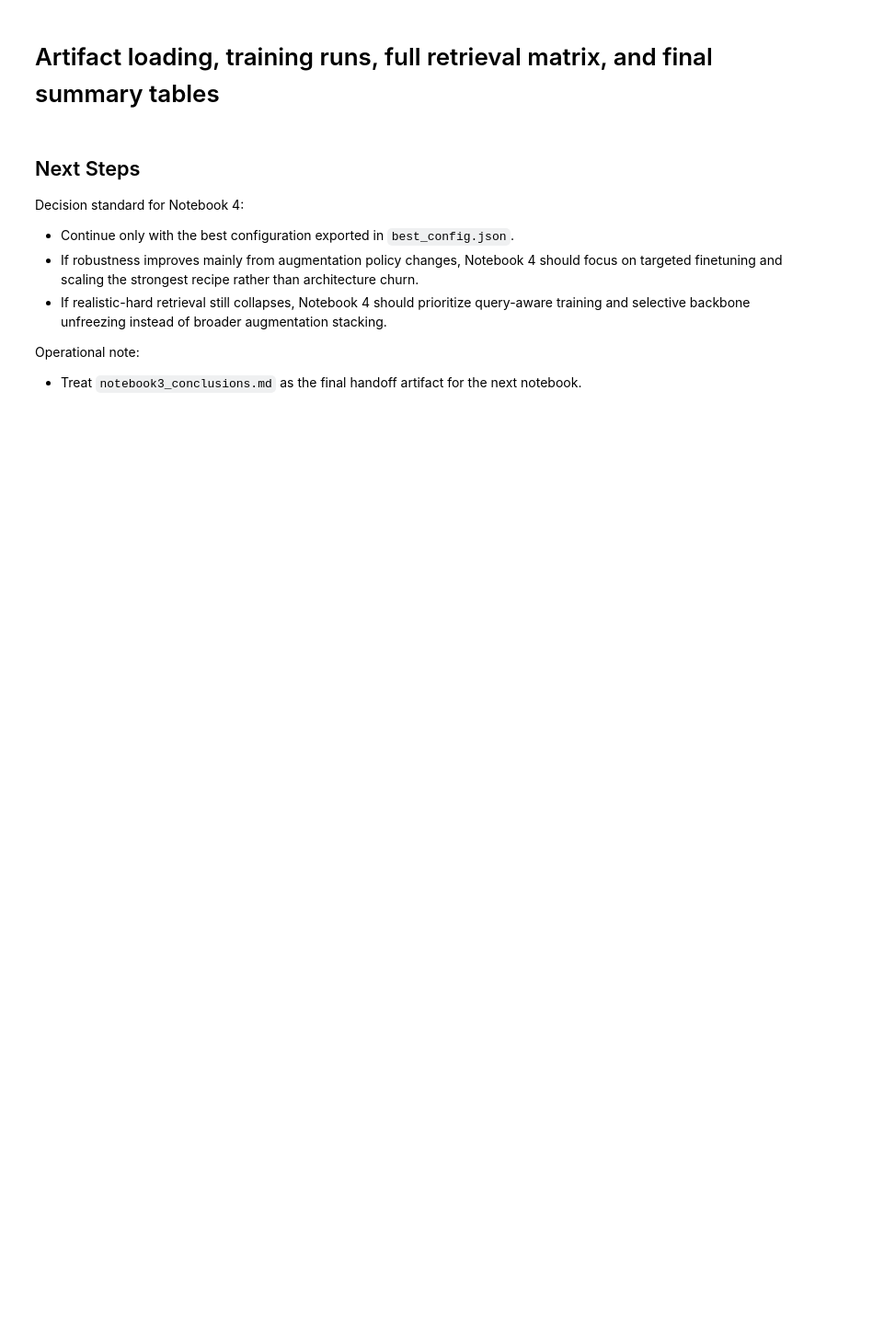
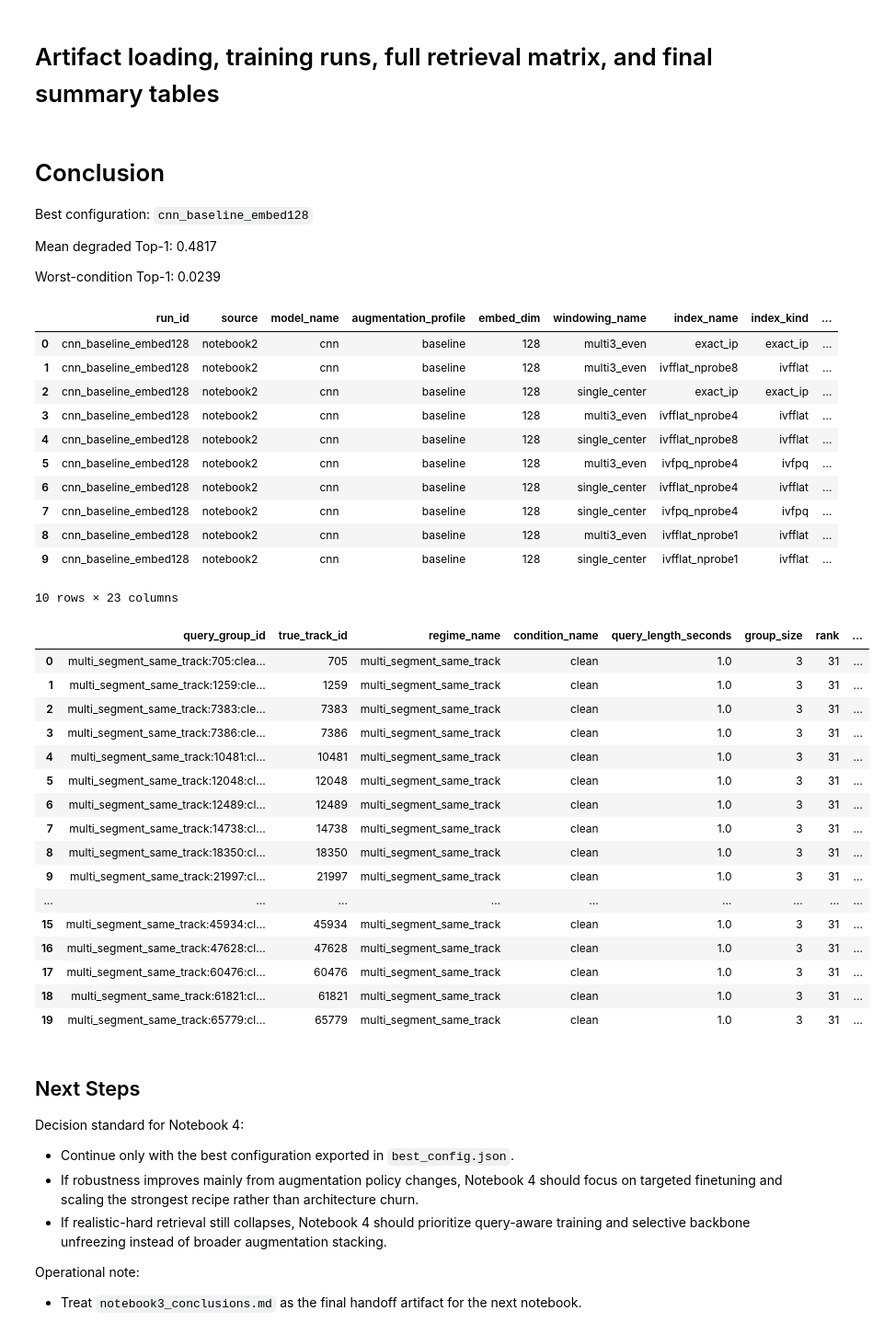
Before and after one commit to Ari-S-123/transformer-fingerprinting, a Jupyter notebook: jupyter-notebooks/03_robustness_ablation_and_realistic_evaluation.ipynb, the cells around one changed output. Shown at 92% size. Drawn from its saved outputs; the diff is of its cells as text; code cells hidden in the pictures; blank space fills up the shorter version.

Commit message:
Ran notebook 3

```diff
--- a/jupyter-notebooks/03_robustness_ablation_and_realistic_evaluation.ipynb
+++ b/jupyter-notebooks/03_robustness_ablation_and_realistic_evaluation.ipynb
@@ -1309,9 +1393,11 @@ class PairBatch(TypedDict):
     anchor_start_time: torch.Tensor
 
 
-class RetrievalBatch(TypedDict):
+class RetrievalBatch(TypedDict, total=False):
     inputs: torch.Tensor
+    attention_mask: torch.Tensor
     track_id: torch.Tensor
+    metadata_rows: list[dict[str, object]]
 
 
 def seed_worker(worker_id: int) -> None:
@@ -1514,16 +1600,24 @@ def build_mert_pair_collate_fn(feature_extractor: Wav2Vec2FeatureExtractor) -> C
     return collate
 
 
-def build_mert_retrieval_collate_fn(feature_extractor: Wav2Vec2FeatureExtractor) -> Callable[[list[dict[str, object]]], dict[str, torch.Tensor]]:
+def build_mert_retrieval_collate_fn(
+    feature_extractor: Wav2Vec2FeatureExtractor,
+) -> Callable[[list[dict[str, object]]], dict[str, object]]:
     """Build the MERT retrieval collate function."""
 
-    def collate(batch: list[dict[str, object]]) -> dict[str, torch.Tensor]:
+    def collate(batch: list[dict[str, object]]) -> dict[str, object]:
         waveform_arrays = [np.asarray(sample["inputs"], dtype=np.float32) for sample in batch]
-        feature_batch = feature_extractor(waveform_arrays, sampling_rate=feature_extractor.sampling_rate, return_tensors="pt", padding=True)
+        feature_batch = feature_extractor(
+            waveform_arrays,
+            sampling_rate=feature_extractor.sampling_rate,
+            return_tensors="pt",
+            padding=True,
+        )
         return {
             "inputs": feature_batch["input_values"],
             "attention_mask": feature_batch["attention_mask"],
             "track_id": torch.tensor([int(sample["track_id"]) for sample in batch], dtype=torch.long),
+            "metadata_rows": [dict(sample["metadata_row"]) for sample in batch],
         }
 
     return collate
@@ -2008,7 +2104,7 @@ def save_json(filepath: Path, payload: object) -> None:
     """Write a JSON artifact with stable indentation."""
     filepath.parent.mkdir(parents=True, exist_ok=True)
     with filepath.open("w", encoding="utf-8") as handle:
-        json.dump(payload, handle, indent=2)
+        json.dump(serialize_jsonable(payload), handle, indent=2)
         handle.write("\n")
 
 
@@ -3292,8 +3509,16 @@ for descriptor in ALL_ARTIFACTS:
                 if not regime_spec.enabled:
                     continue
                 query_manifest = build_query_manifest(SPLIT_TRACK_IDS["test"], regime_spec, CONFIG)
-                query_loader = make_retrieval_loader_v2(QueryManifestDataset(CONFIG.paths.audio_dir, query_manifest, CONFIG.sample_rate if input_mode == "spectrogram" else sample_rate, input_mode, CONFIG), batch_size, collate_fn, CONFIG.num_workers)
-                query_embeddings, query_metadata_df, query_cache = extract_embeddings_with_cache_v2(model, query_loader, input_mode, query_manifest, f"query_{regime_name}", descriptor.run_id)
+                query_embeddings, query_metadata_df, query_cache = extract_query_embeddings_grouped_by_length_v2(
+                    model=model,
+                    input_mode=input_mode,
+                    query_manifest=query_manifest,
+                    regime_name=regime_name,
+                    model_cache_key=descriptor.run_id,
+                    batch_size=batch_size,
+                    collate_fn=collate_fn,
+                    sample_rate=sample_rate,
+                )
                 evaluation_started_at = time.perf_counter()
                 ranked_track_ids, ranked_scores = search_unique_track_results(index, query_embeddings, reference_track_ids, max(CONFIG.top_k), CONFIG.search_oversample_factor)
                 detailed_results = aggregate_group_rankings(query_metadata_df, ranked_track_ids, ranked_scores)
@@ -3301,33 +3526,70 @@ for descriptor in ALL_ARTIFACTS:
                 detailed_results["run_id"] = descriptor.run_id
                 detailed_results["source"] = descriptor.source
                 detailed_results["model_name"] = descriptor.model_name
                 detailed_results["augmentation_profile"] = descriptor.augmentation_profile
                 detailed_results["embed_dim"] = descriptor.embed_dim
                 detailed_results["windowing_name"] = windowing_name
                 detailed_results["index_name"] = index_name
                 detailed_results["index_kind"] = index_spec.kind
                 DETAILED_RESULT_ROWS.append(detailed_results)
                 FAISS_RESULT_ROWS.append({"run_id": descriptor.run_id, "source": descriptor.source, "model_name": descriptor.model_name, "augmentation_profile": descriptor.augmentation_profile, "embed_dim": descriptor.embed_dim, "windowing_name": windowing_name, "index_name": index_name, "index_kind": index_spec.kind, "regime_name": regime_name, "status": "ok", "latency_ms_per_query": float(1000.0 * search_seconds / max(1, len(query_embeddings))), "query_group_count": int(detailed_results.shape[0]), "reference_embedding_path": str(reference_cache["embedding_path"]), "query_embedding_path": str(query_cache["embedding_path"]), **index_metadata})
     clear_memory()
 
 DETAILED_RESULTS_DF = pd.concat(DETAILED_RESULT_ROWS, ignore_index=True) if DETAILED_RESULT_ROWS else pd.DataFrame()
 FAISS_RESULTS_DF = pd.DataFrame(FAISS_RESULT_ROWS)
 FINAL_METRICS_LONG_DF = build_metrics_long_table(DETAILED_RESULTS_DF)
 FINAL_METRICS_SUMMARY_DF = build_final_summary_table(FINAL_METRICS_LONG_DF, FAISS_RESULTS_DF)
 FAILURE_CASES_DF = DETAILED_RESULTS_DF[DETAILED_RESULTS_DF["correct_top1"] == False].sort_values(["condition_name", "rank"], ascending=[True, False]).head(200).reset_index(drop=True) if not DETAILED_RESULTS_DF.empty else pd.DataFrame()
 
 save_dataframe(CONFIG.paths.export_dir / "final_metrics_long.csv", FINAL_METRICS_LONG_DF)
 save_dataframe(CONFIG.paths.export_dir / "final_metrics_summary.csv", FINAL_METRICS_SUMMARY_DF)
 save_dataframe(CONFIG.paths.export_dir / "failure_cases.csv", FAILURE_CASES_DF)
 save_dataframe(CONFIG.paths.export_dir / "faiss_sweep_results.csv", FAISS_RESULTS_DF)
 if not FINAL_METRICS_SUMMARY_DF.empty:
     save_json(CONFIG.paths.export_dir / "best_config.json", FINAL_METRICS_SUMMARY_DF.iloc[0].to_dict())
     FINAL_CONCLUSION_MARKDOWN = f"# Conclusion\n\nBest configuration: `{FINAL_METRICS_SUMMARY_DF.iloc[0]['run_id']}`\n\nMean degraded Top-1: {FINAL_METRICS_SUMMARY_DF.iloc[0]['mean_degraded_top1']:.4f}\n\nWorst-condition Top-1: {FINAL_METRICS_SUMMARY_DF.iloc[0]['worst_condition_top1']:.4f}\n"
     (CONFIG.paths.export_dir / "notebook3_conclusions.md").write_text(FINAL_CONCLUSION_MARKDOWN, encoding="utf-8")
     display(Markdown(FINAL_CONCLUSION_MARKDOWN))
 
 display(FINAL_METRICS_SUMMARY_DF.head(10))
 display(FAILURE_CASES_DF.head(20))
+# %% [output]
+# Conclusion
+
+Best configuration: `cnn_baseline_embed128`
+
+Mean degraded Top-1: 0.4817
+
+Worst-condition Top-1: 0.0239
+|  | run_id | source | model_name | augmentation_profile | embed_dim | windowing_name | index_name | index_kind | ... |
+| 0 | cnn_baseline_embed128 | notebook2 | cnn | baseline | 128 | multi3_even | exact_ip | exact_ip | ... |
+| 1 | cnn_baseline_embed128 | notebook2 | cnn | baseline | 128 | multi3_even | ivfflat_nprobe8 | ivfflat | ... |
+| 2 | cnn_baseline_embed128 | notebook2 | cnn | baseline | 128 | single_center | exact_ip | exact_ip | ... |
+| 3 | cnn_baseline_embed128 | notebook2 | cnn | baseline | 128 | multi3_even | ivfflat_nprobe4 | ivfflat | ... |
+| 4 | cnn_baseline_embed128 | notebook2 | cnn | baseline | 128 | single_center | ivfflat_nprobe8 | ivfflat | ... |
+| 5 | cnn_baseline_embed128 | notebook2 | cnn | baseline | 128 | multi3_even | ivfpq_nprobe4 | ivfpq | ... |
+| 6 | cnn_baseline_embed128 | notebook2 | cnn | baseline | 128 | single_center | ivfflat_nprobe4 | ivfflat | ... |
+| 7 | cnn_baseline_embed128 | notebook2 | cnn | baseline | 128 | single_center | ivfpq_nprobe4 | ivfpq | ... |
+| 8 | cnn_baseline_embed128 | notebook2 | cnn | baseline | 128 | multi3_even | ivfflat_nprobe1 | ivfflat | ... |
+| 9 | cnn_baseline_embed128 | notebook2 | cnn | baseline | 128 | single_center | ivfflat_nprobe1 | ivfflat | ... |
+10 rows × 23 columns
+|  | query_group_id | true_track_id | regime_name | condition_name | query_length_seconds | group_size | rank | ... |
+| 0 | multi_segment_same_track:705:clea... | 705 | multi_segment_same_track | clean | 1.0 | 3 | 31 | ... |
+| 1 | multi_segment_same_track:1259:cle... | 1259 | multi_segment_same_track | clean | 1.0 | 3 | 31 | ... |
+| 2 | multi_segment_same_track:7383:cle... | 7383 | multi_segment_same_track | clean | 1.0 | 3 | 31 | ... |
+| 3 | multi_segment_same_track:7386:cle... | 7386 | multi_segment_same_track | clean | 1.0 | 3 | 31 | ... |
+| 4 | multi_segment_same_track:10481:cl... | 10481 | multi_segment_same_track | clean | 1.0 | 3 | 31 | ... |
+| 5 | multi_segment_same_track:12048:cl... | 12048 | multi_segment_same_track | clean | 1.0 | 3 | 31 | ... |
+| 6 | multi_segment_same_track:12489:cl... | 12489 | multi_segment_same_track | clean | 1.0 | 3 | 31 | ... |
+| 7 | multi_segment_same_track:14738:cl... | 14738 | multi_segment_same_track | clean | 1.0 | 3 | 31 | ... |
+| 8 | multi_segment_same_track:18350:cl... | 18350 | multi_segment_same_track | clean | 1.0 | 3 | 31 | ... |
+| 9 | multi_segment_same_track:21997:cl... | 21997 | multi_segment_same_track | clean | 1.0 | 3 | 31 | ... |
+| ... | ... | ... | ... | ... | ... | ... | ... | ... |
+| 15 | multi_segment_same_track:45934:cl... | 45934 | multi_segment_same_track | clean | 1.0 | 3 | 31 | ... |
+| 16 | multi_segment_same_track:47628:cl... | 47628 | multi_segment_same_track | clean | 1.0 | 3 | 31 | ... |
+| 17 | multi_segment_same_track:60476:cl... | 60476 | multi_segment_same_track | clean | 1.0 | 3 | 31 | ... |
+| 18 | multi_segment_same_track:61821:cl... | 61821 | multi_segment_same_track | clean | 1.0 | 3 | 31 | ... |
+| 19 | multi_segment_same_track:65779:cl... | 65779 | multi_segment_same_track | clean | 1.0 | 3 | 31 | ... |
 # %% [markdown]
 ## Next Steps
 
```
Also changed, not shown: parts of 12 cells of this notebook.
